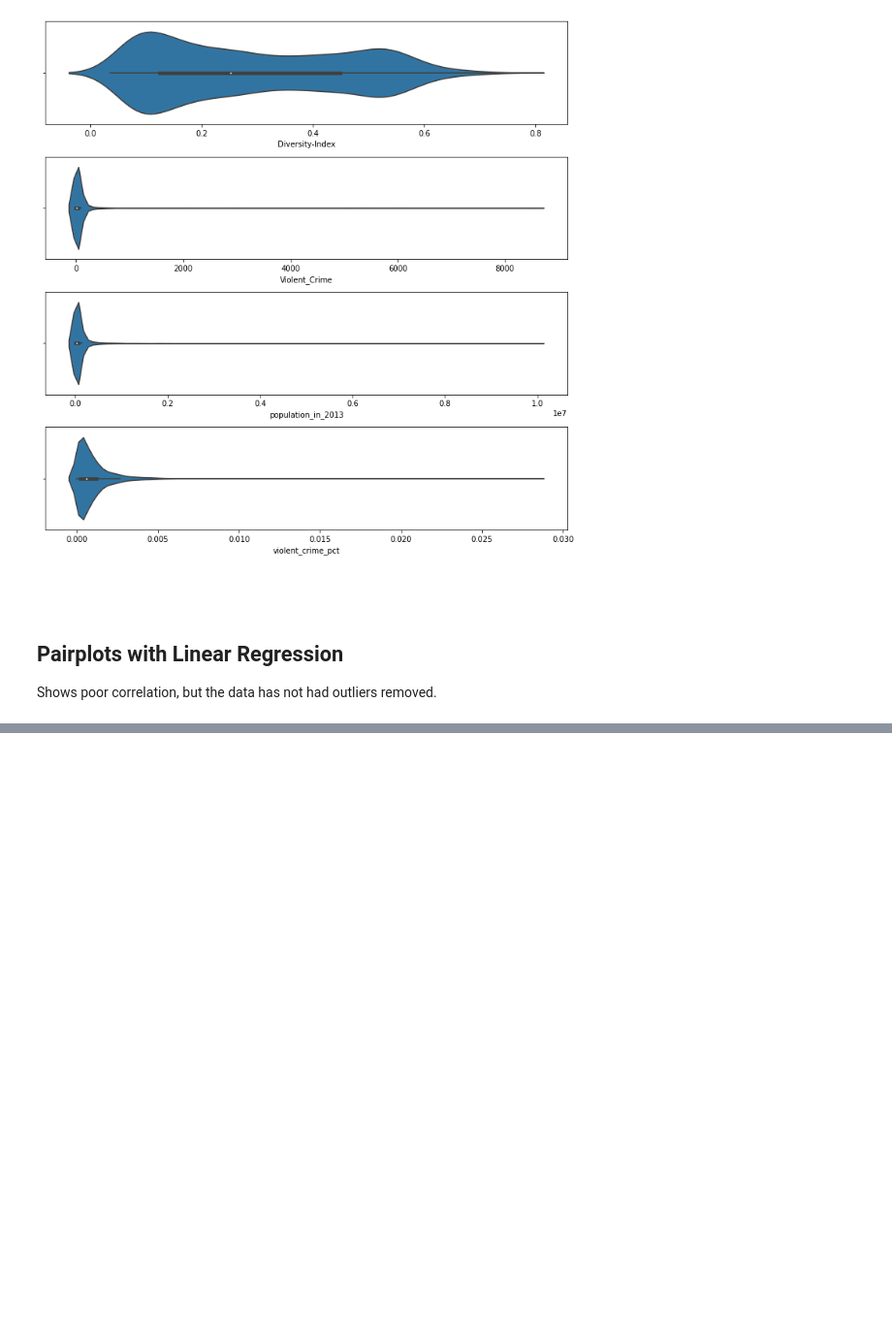
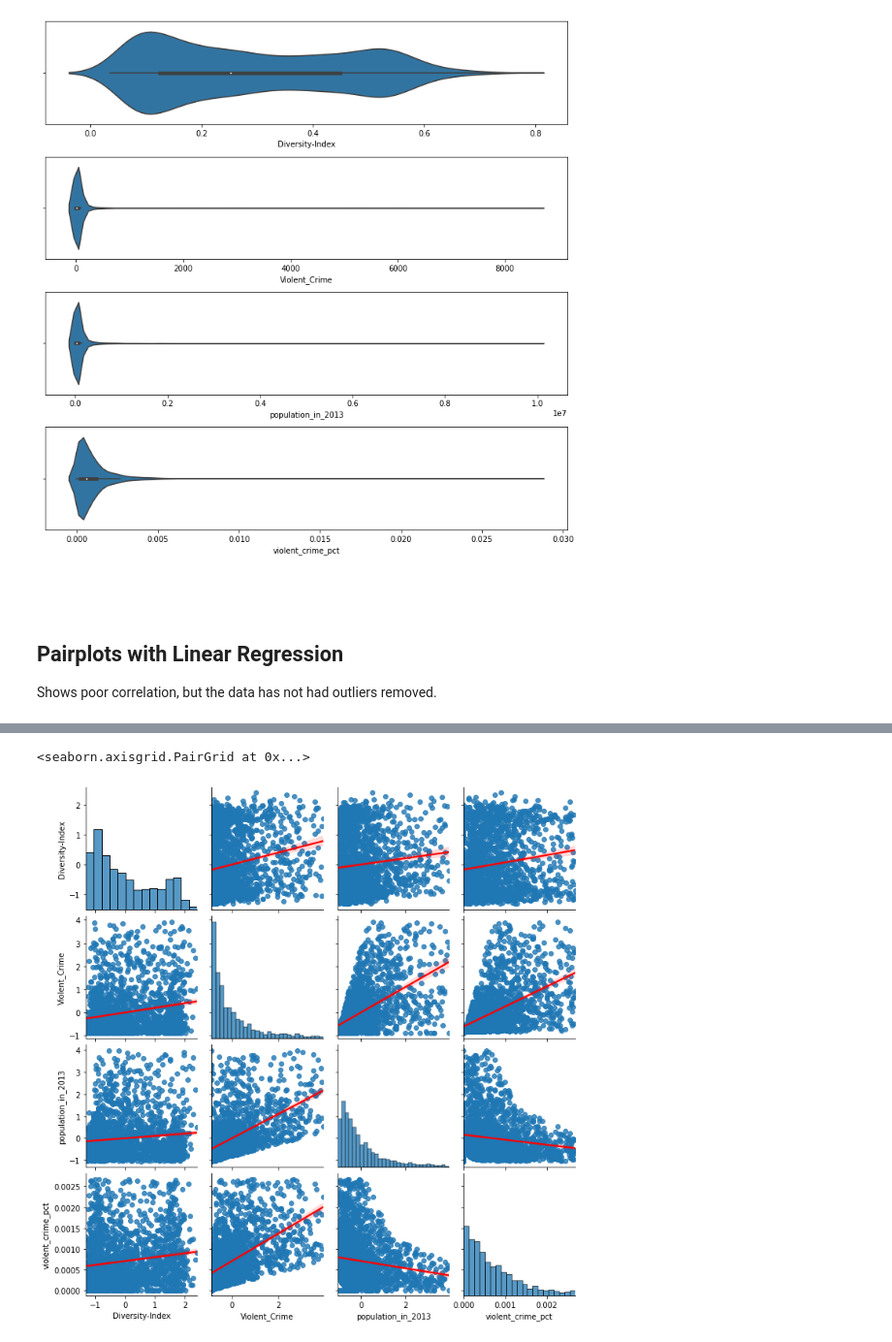
Before and after one commit to Shane-McCallum/Diversity-and-Violence--Is-there-a-connection-, a Jupyter notebook: Notebooks/EDA.ipynb, the cells around one changed output, grey strips where cells are left out. Shown: that part at 97% size. Saved outputs shown, nothing was run; the diff lists cells and outputs as text; code cells hidden in the pictures; blank space fills up the shorter version.

```diff
--- a/Notebooks/EDA.ipynb
+++ b/Notebooks/EDA.ipynb
@@ -242,0 +327,5 @@ sns.pairplot(df, kind='reg', plot_kws={'line_kws':{'color':'red'}})
+# %%
+sns.pairplot(df_temp, kind='reg', plot_kws={'line_kws':{'color':'red'}})
+# %% [output]
+<seaborn.axisgrid.PairGrid at 0x...>
+[figure, added]
```
Also changed, not shown: parts of 13 cells of this notebook.
